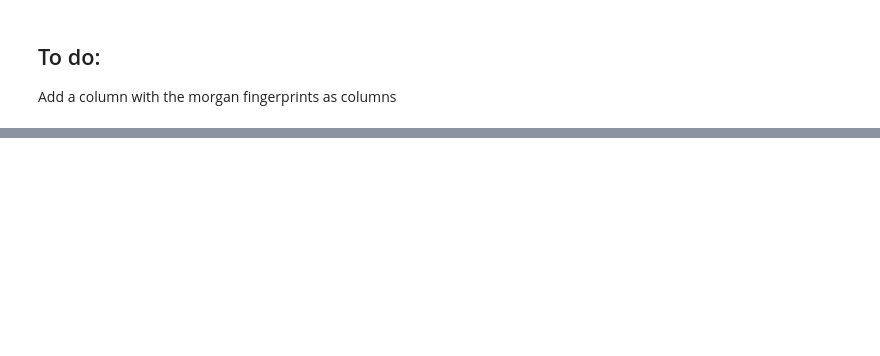
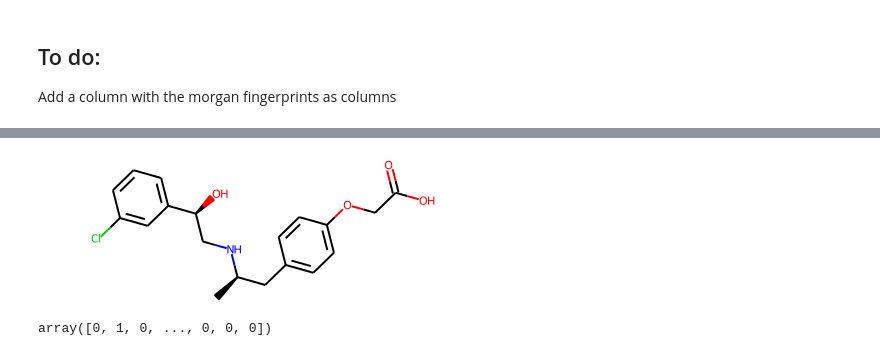
Before and after one commit to pharmbio/Thesis_ActLearn_DOP_2022, a Jupyter notebook: main/supervised_learning/data_creation.ipynb, the cells around one changed output, grey strips where cells are left out. Cells and saved outputs as stored; diff of their text form; code cells hidden in the pictures; blank space fills up the shorter version.

Commit message:
Add a column with the morgan fingerprints as columns dirty section

```diff
--- a/main/supervised_learning/data_creation.ipynb
+++ b/main/supervised_learning/data_creation.ipynb
@@ -158,3 +158,14 @@ data_2.head()
 ## To do:
 
 Add a column with the morgan fingerprints as columns
+# %%
+# Parameters for features
+morgan_radius = 3
+morgan_n_bits = 2048
+fp_n_bits = 2048
+
+# Feature creation
+X_morgan, _ = fun.feature_creation(morgan_radius, morgan_n_bits, fp_n_bits, data_2)
+
+morgan_fgp_BatchA = pd.DataFrame(X_morgan)
+morgan_fgp_BatchA.head(5)
@@ -160,0 +194,4 @@ Add a column with the morgan fingerprints as columns
+# %%
+a = X_morgan.tolist()
+# %%
+data['Morgan_fgp_vector'] = a
@@ -160,0 +214,5 @@ Add a column with the morgan fingerprints as columns
+# %%
+mol = data['MOL'].iloc[0]
+mol
+# %% [output]
+[figure, added]
@@ -160,0 +221,4 @@ Add a column with the morgan fingerprints as columns
+# %%
+np.asarray(b)
+# %% [output]
+array([0, 1, 0, ..., 0, 0, 0])
```
Also changed, not shown: parts of 6 cells of this notebook, 1 other file.
